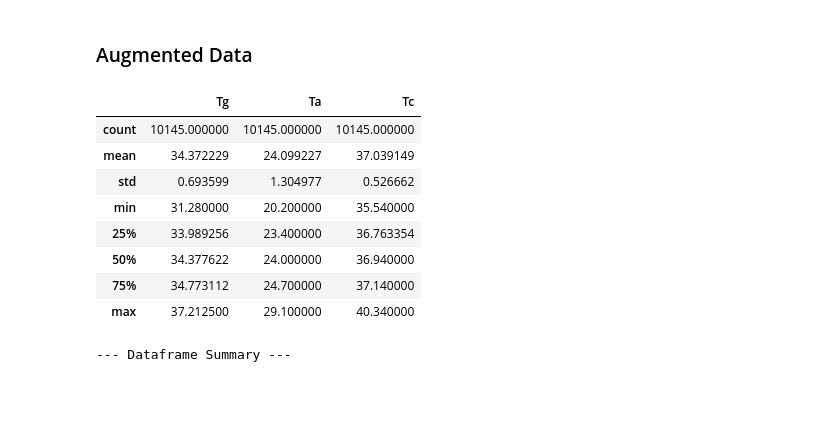
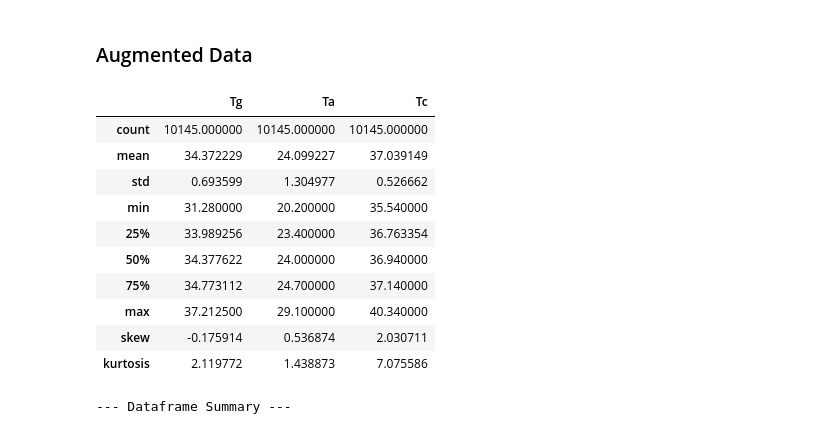
Before and after one commit to woaine/calcifer, a Jupyter notebook: notebooks/eda.ipynb, the cells around one changed output. Saved outputs shown, nothing was run; the diff lists cells and outputs as text; code cells hidden in the pictures; blank space fills up the shorter version.

```diff
--- a/notebooks/eda.ipynb
+++ b/notebooks/eda.ipynb
@@ -60,17 +70,25 @@ dataframe_summary(external)
 # %% [markdown]
 ### Augmented Data
 # %%
-augmented.describe()
+summary = augmented.describe()
+# Calculate skewness and kurtosis for each column
+summary.loc['skew'] = augmented.skew()
+summary.loc['kurtosis'] = augmented.kurtosis()
+
+# Display the updated summary
+summary
 # %% [output]
 |  | Tg | Ta | Tc |
 | count | 10145.000000 | 10145.000000 | 10145.000000 |
 | mean | 34.372229 | 24.099227 | 37.039149 |
 | std | 0.693599 | 1.304977 | 0.526662 |
 | min | 31.280000 | 20.200000 | 35.540000 |
 | 25% | 33.989256 | 23.400000 | 36.763354 |
 | 50% | 34.377622 | 24.000000 | 36.940000 |
 | 75% | 34.773112 | 24.700000 | 37.140000 |
 | max | 37.212500 | 29.100000 | 40.340000 |
+| skew | -0.175914 | 0.536874 | 2.030711 |
+| kurtosis | 2.119772 | 1.438873 | 7.075586 |
 # %%
 dataframe_summary(augmented)
 # %% [output]
```
Also changed, not shown: parts of 17 cells of this notebook.
